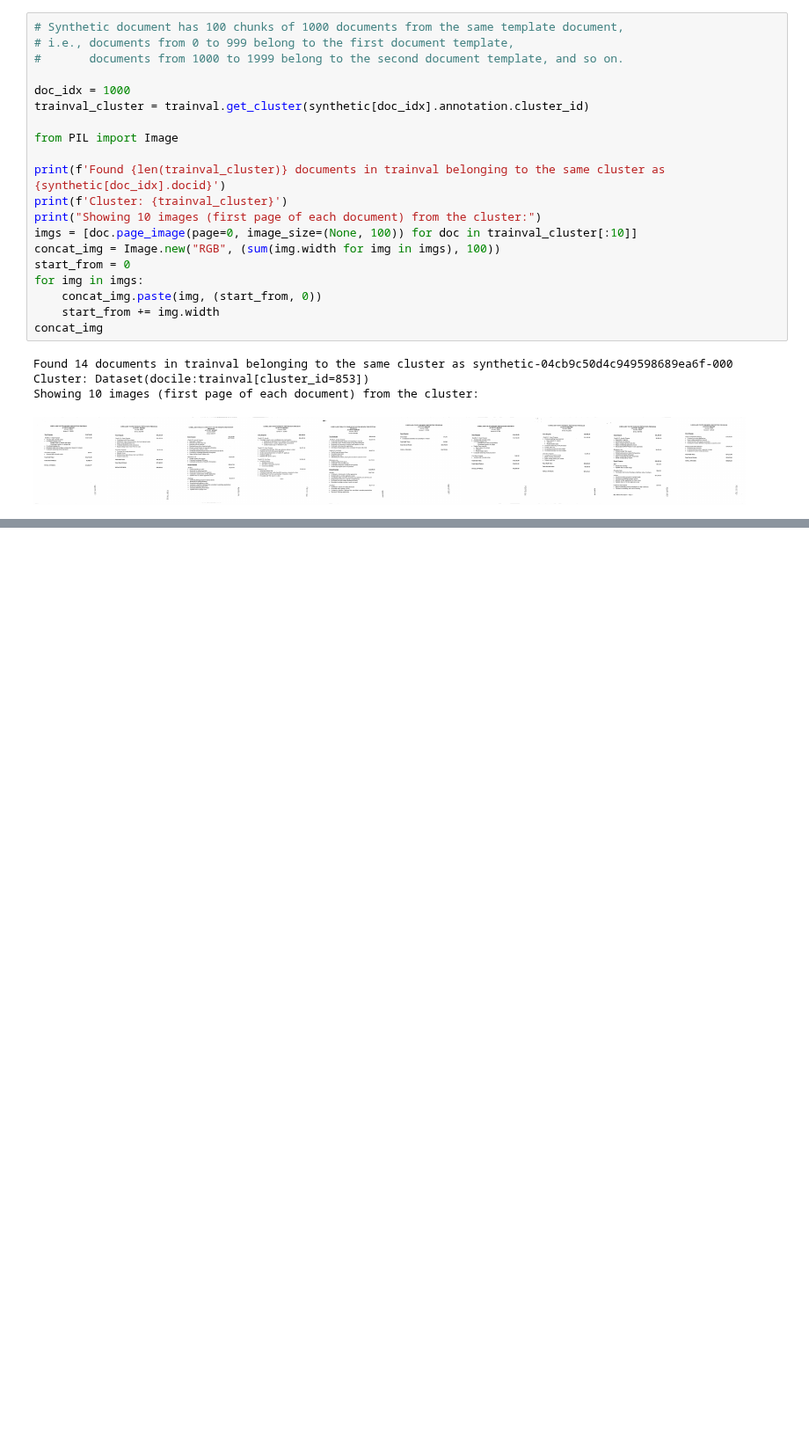
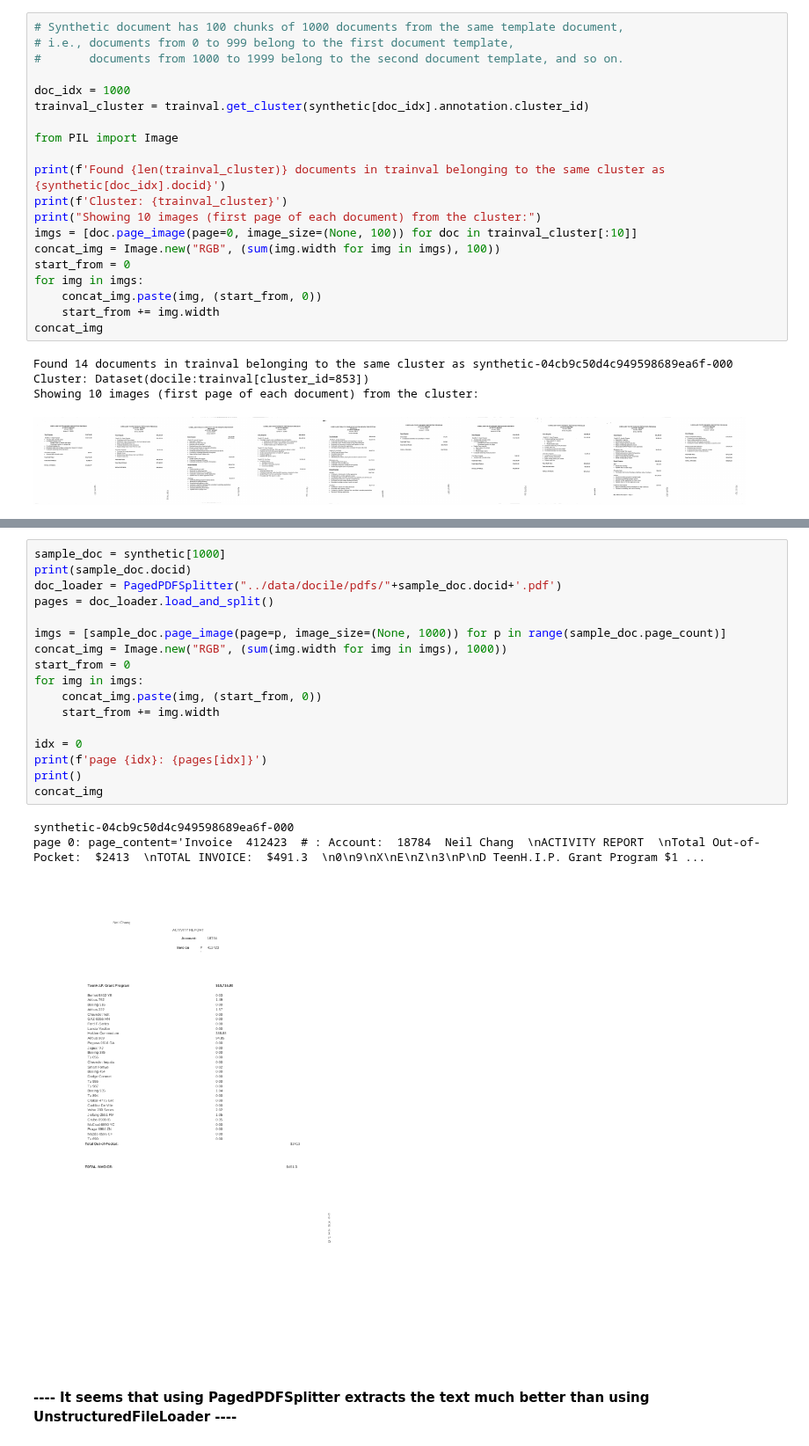
Before and after one commit to rossumai/docile, a Jupyter notebook: tutorials/Visualizing documents.ipynb, the cells around one changed output, grey strips where cells are left out. Shown at 88% size. Saved outputs shown, nothing was run; the diff lists cells and outputs as text; blank space fills up the shorter version.

```diff
--- a/tutorials/Visualizing documents.ipynb
+++ b/tutorials/Visualizing documents.ipynb
@@ -83,0 +164,23 @@ Showing 10 images (first page of each document) from the cluster:
+# %%
+sample_doc = synthetic[1000]
+print(sample_doc.docid)
+doc_loader = PagedPDFSplitter("../data/docile/pdfs/"+sample_doc.docid+'.pdf')
+pages = doc_loader.load_and_split()
+
+imgs = [sample_doc.page_image(page=p, image_size=(None, 1000)) for p in range(sample_doc.page_count)]
+concat_img = Image.new("RGB", (sum(img.width for img in imgs), 1000))
+start_from = 0
+for img in imgs:
+    concat_img.paste(img, (start_from, 0))
+    start_from += img.width
+
+idx = 0
+print(f'page {idx}: {pages[idx]}')
+print()
+concat_img
+# %% [output]
+synthetic-04cb9c50d4c949598689ea6f-000
+page 0: page_content='Invoice  412423  # : Account:  18784  Neil Chang  \nACTIVITY REPORT  \nTotal Out-of-Pocket:  $2413  \nTOTAL INVOICE:  $491.3  \n0\n9\nX\nE\nZ\n3\nP\nD TeenH.I.P. Grant Program $1 ...
+[figure, added]
+# %% [markdown]
+**---- It seems that using PagedPDFSplitter extracts the text much better than using UnstructuredFileLoader ----**
```
Also changed, not shown: parts of 14 cells of this notebook, 2 other files.
